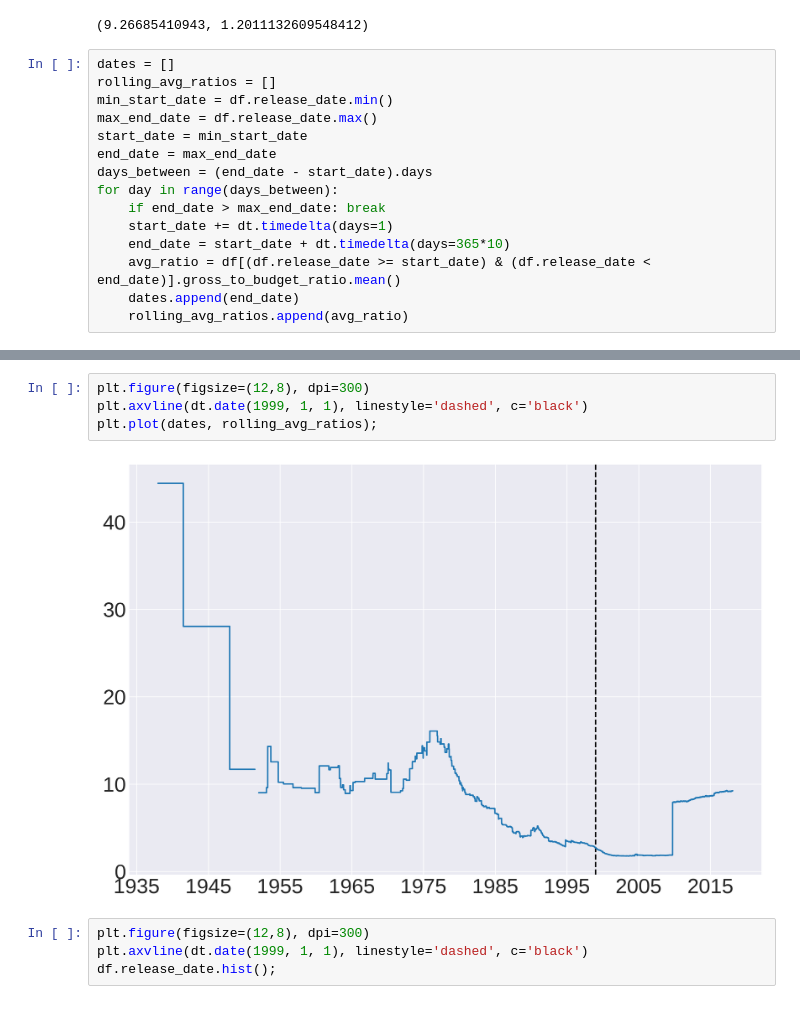
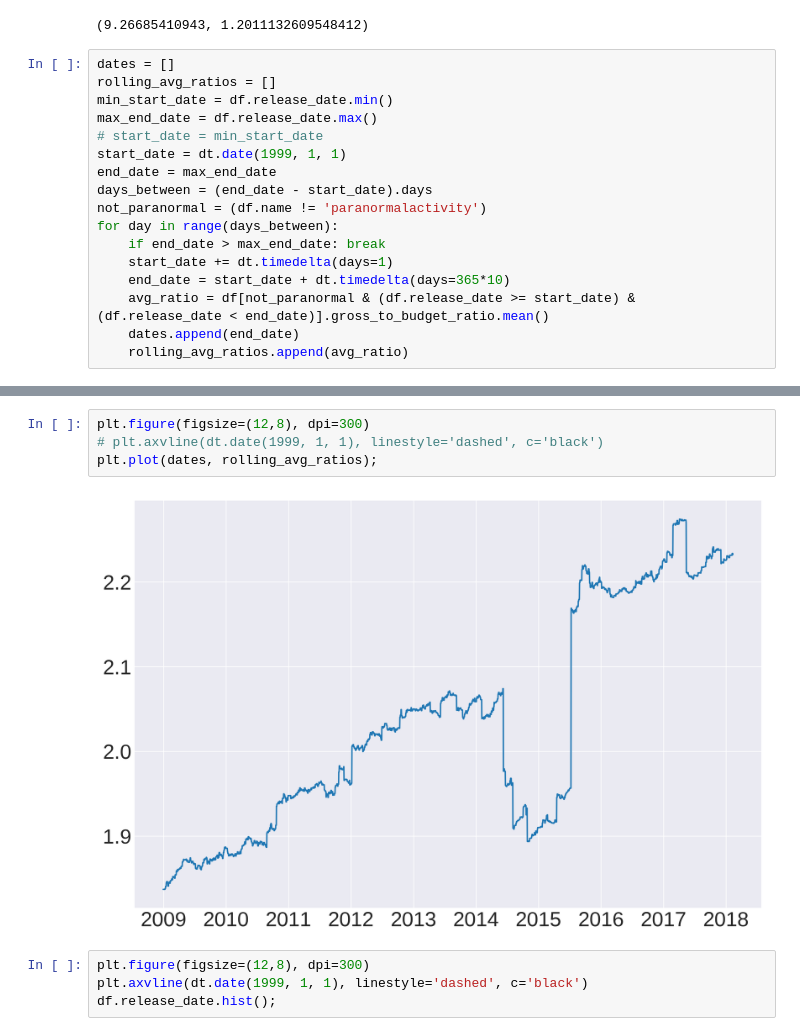
Before and after one commit to danallison/metis-work, a Jupyter notebook: week02-luther/Movie_EDA.ipynb, the cells around one changed output, grey strips where cells are left out. Cells and saved outputs as stored; diff of their text form.

```diff
--- a/week02-luther/Movie_EDA.ipynb
+++ b/week02-luther/Movie_EDA.ipynb
@@ -176,13 +176,15 @@ dates = []
 rolling_avg_ratios = []
 min_start_date = df.release_date.min()
 max_end_date = df.release_date.max()
-start_date = min_start_date
+# start_date = min_start_date
+start_date = dt.date(1999, 1, 1)
 end_date = max_end_date
 days_between = (end_date - start_date).days
+not_paranormal = (df.name != 'paranormalactivity')
 for day in range(days_between):
     if end_date > max_end_date: break
     start_date += dt.timedelta(days=1)
     end_date = start_date + dt.timedelta(days=365*10)
-    avg_ratio = df[(df.release_date >= start_date) & (df.release_date < end_date)].gross_to_budget_ratio.mean()
+    avg_ratio = df[not_paranormal & (df.release_date >= start_date) & (df.release_date < end_date)].gross_to_budget_ratio.mean()
     dates.append(end_date)
     rolling_avg_ratios.append(avg_ratio)
@@ -191,9 +191,9 @@ for day in range(days_between):
 # %%
 plt.figure(figsize=(12,8), dpi=300)
-plt.axvline(dt.date(1999, 1, 1), linestyle='dashed', c='black')
+# plt.axvline(dt.date(1999, 1, 1), linestyle='dashed', c='black')
 plt.plot(dates, rolling_avg_ratios);
 # %% [output]
-[figure, old version]
+[figure, new version]
 # %%
 plt.figure(figsize=(12,8), dpi=300)
 plt.axvline(dt.date(1999, 1, 1), linestyle='dashed', c='black')
```
Also changed, not shown: parts of 20 cells of this notebook, 1 other file.
